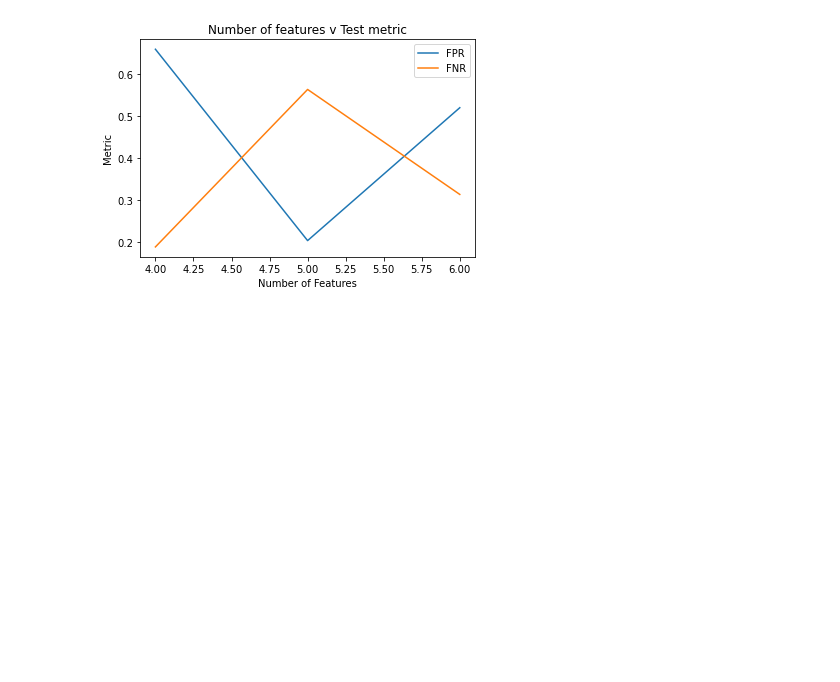
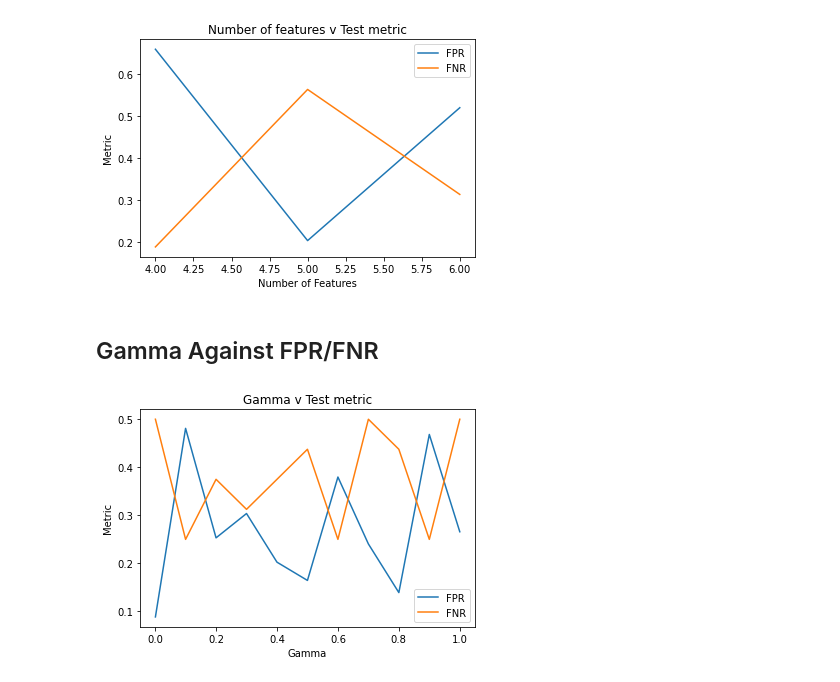
Before and after one commit to cwhite098/MDM3_Project1_Quartix, a Jupyter notebook: Data_Exploration.ipynb, the cells around one changed output. Drawn from its saved outputs; the diff is of its cells as text; code cells hidden in the pictures; blank space fills up the shorter version.

Commit message:
added gamma vs FNR/FPR and corrected pareto set calc

```diff
--- a/Data_Exploration.ipynb
+++ b/Data_Exploration.ipynb
@@ -1230,7 +1230,7 @@ cat_data = load_list('pickle_data', 'cat_data')
 uncat_data = load_list('pickle_data', 'uncat_data')
 labels = np.array(get_labels(cat_data))
 
-for num in range(4,7):
+for num in range(4,40):
     feature_list = feature_selection(num)
 
     # Get features from data and scale
@@ -1263,3 +1263,54 @@ plt.title('Number of features v Test metric'), plt.xlabel('Number of Features'),
 plt.show()
 # %% [output]
 [figure]
+# %% [markdown]
+## Gamma Against FPR/FNR
+# %%
+from feature_extraction import *
+from feature_selection import *
+from sklearn.decomposition import PCA
+from sklearn.preprocessing import StandardScaler, RobustScaler, MinMaxScaler
+from sklearn.manifold import TSNE
+from tslearn.clustering import TimeSeriesKMeans
+from metrics import *
+from sklearn.metrics import confusion_matrix
+import warnings
+
+warnings.filterwarnings("ignore", category=np.VisibleDeprecationWarning)
+
+FPR_list = []
+FNR_list = []
+gamma_list = [1, 0.9,  0.8, 0.7, 0.6, 0.5, 0.4, 0.3, 0.2, 0.1, 0.001]
+
+# Init scaler
+scaler = StandardScaler()
+
+# Load data and labels
+cat_data = load_list('pickle_data', 'cat_data')
+uncat_data = load_list('pickle_data', 'uncat_data')
+
+# Mags in x,y plane
+train = get_mags(calibrate_remove_z(get_tilt_timeseries(uncat_data)))
+test = get_mags(calibrate_remove_z(get_tilt_timeseries(cat_data)))
+
+labels = np.array(get_labels(cat_data))
+
+for i in range(len(gamma_list)):
+
+    n_clusters = 5
+    km = TimeSeriesKMeans(n_clusters, metric='softdtw', dtw_inertia=True, metric_params={"gamma": gamma_list[i]})
+    km.fit(train)
+    y_pred = km.predict(test)
+
+    conmat = confusion_matrix(labels, y_pred)
+    optimal_mat, optimal_assignment, optimal_FNR, optimal_FPR = get_optimal_conmat(conmat, False)
+
+    FPR_list.append(optimal_FPR)
+    FNR_list.append(optimal_FNR)
+
+plt.plot(gamma_list, FPR_list, label = 'FPR')
+plt.plot(gamma_list, FNR_list, label = 'FNR')
+plt.title('Gamma v Test metric'), plt.xlabel('Gamma'), plt.ylabel('Metric'), plt.legend()
+plt.show()
+# %% [output]
+[figure, added]
```
Also changed, not shown: parts of 1 cell of this notebook.
